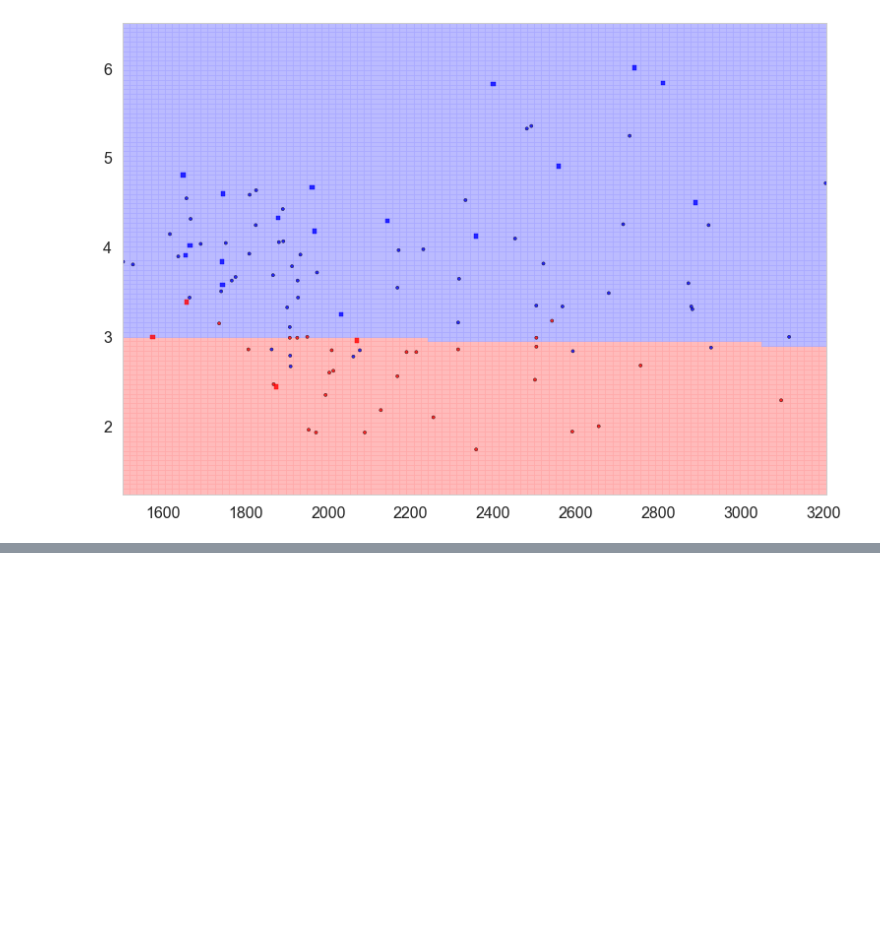
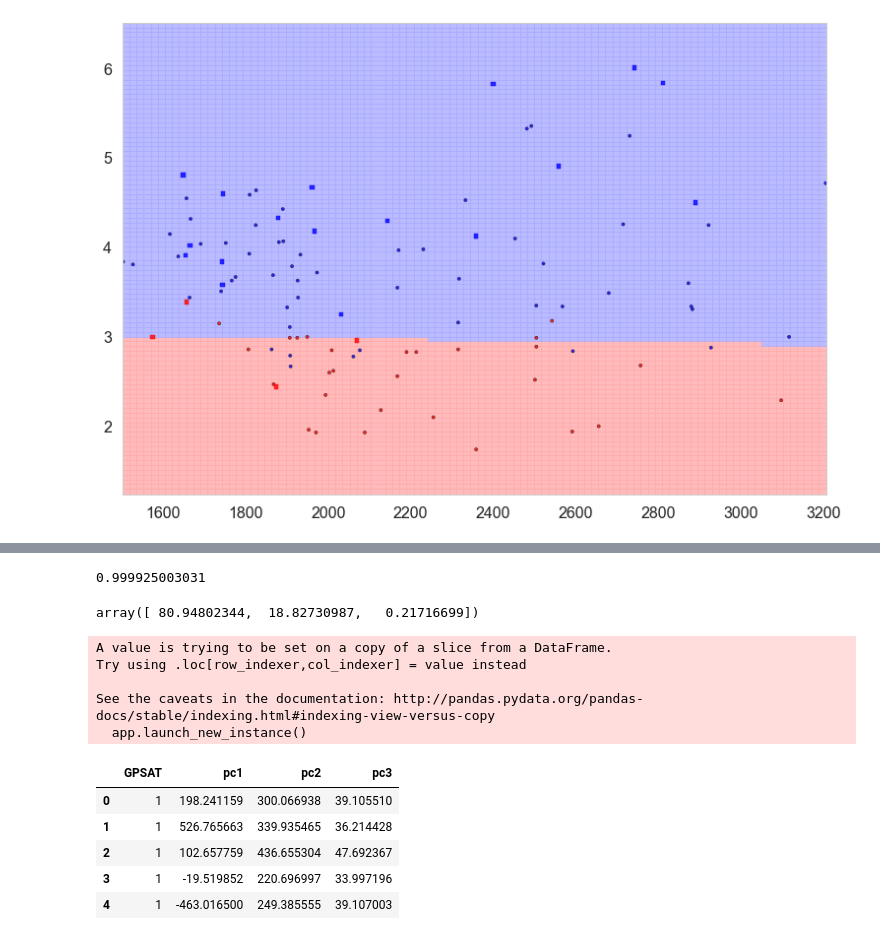
Before and after one commit to druchefavour/Data-Science---Project, a Jupyter notebook: CODE SECTION 6.1 - Classification - Logistic Regression.ipynb, the cells around one changed output, grey strips where cells are left out. Drawn from its saved outputs; the diff is of its cells as text; code cells hidden in the pictures; blank space fills up the shorter version.

```diff
--- a/CODE SECTION 6.1 - Classification - Logistic Regression.ipynb
+++ b/CODE SECTION 6.1 - Classification - Logistic Regression.ipynb
@@ -668,0 +737,25 @@ points_plot(ax, Xtrain_l, Xtest_l, ytrain_l, ytest_l, clf_l, alpha=0.8);
+# %%
+print (pca.explained_variance_ratio_.sum())
+# %% [output]
+0.999925003031
+# %%
+pca.explained_variance_ratio_*100
+# %% [output]
+array([ 80.94802344,  18.82730987,   0.21716699])
+# %%
+df = dflog[['GPSAT']]
+for i in range(pca.explained_variance_ratio_.shape[0]):
+    df["pc%i" % (i+1)] = X[:,i]
+df.head()
+# %% [output]
+A value is trying to be set on a copy of a slice from a DataFrame.
+Try using .loc[row_indexer,col_indexer] = value instead
+
+See the caveats in the documentation: http://pandas.pydata.org/pandas-docs/stable/indexing.html#indexing-view-versus-copy
+  app.launch_new_instance()
+|  | GPSAT | pc1 | pc2 | pc3 |
+| 0 | 1 | 198.241159 | 300.066938 | 39.105510 |
+| 1 | 1 | 526.765663 | 339.935465 | 36.214428 |
+| 2 | 1 | 102.657759 | 436.655304 | 47.692367 |
+| 3 | 1 | -19.519852 | 220.696997 | 33.997196 |
+| 4 | 1 | -463.016500 | 249.385555 | 39.107003 |
```
Also changed, not shown: parts of 8 cells of this notebook, 5 other files.
